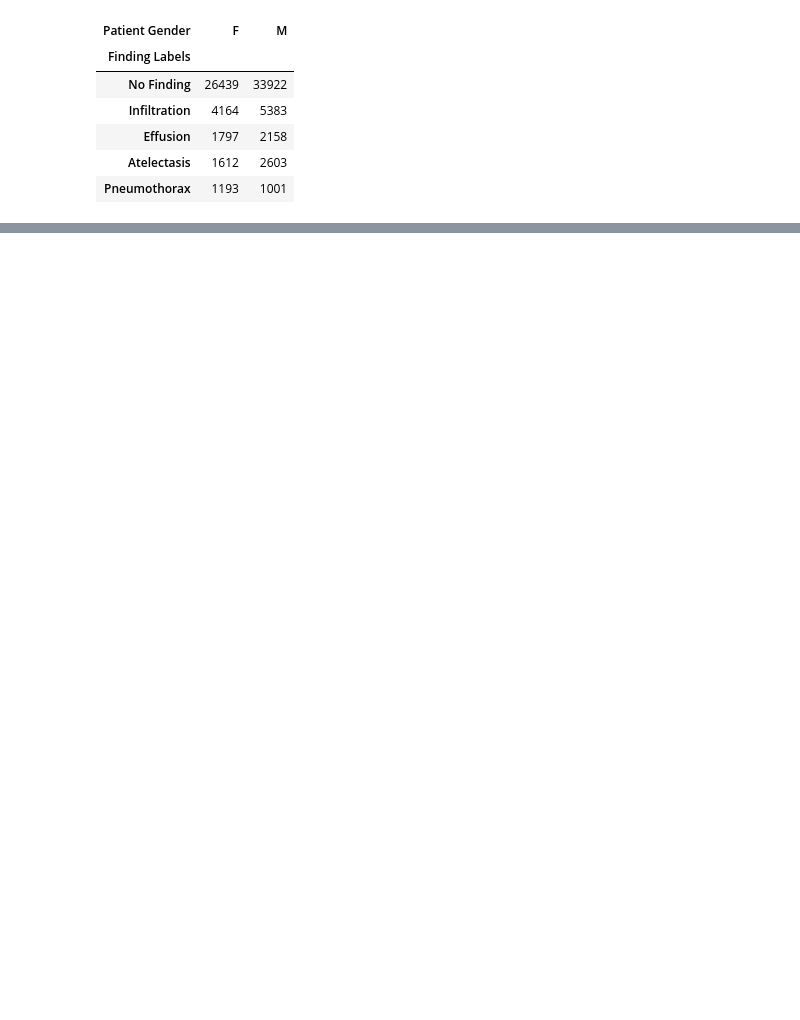
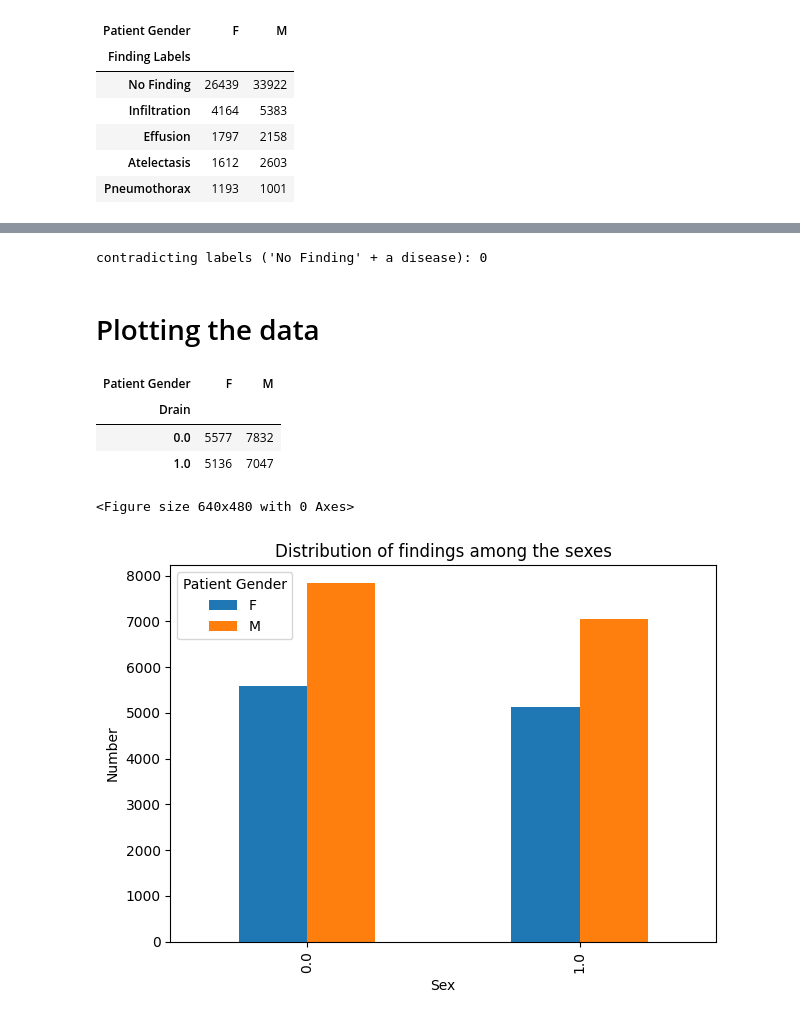
Before and after one commit to nikodice4/MedCLIP_shortcuts, a Jupyter notebook: notebooks/eda_pre.ipynb, the cells around one changed output, grey strips where cells are left out. Cells and saved outputs as stored; diff of their text form; code cells hidden in the pictures; blank space fills up the shorter version.

```diff
--- a/notebooks/eda_pre.ipynb
+++ b/notebooks/eda_pre.ipynb
@@ -171,0 +129,4 @@ KeyError: 'Drains'
+# %%
+df_drains_pos = pd.read_csv("../data/raw/ChestX-ray14/NIH-CX14_TubeAnnotations_NonExperts_aggregated.csv", index_col=0)
+df_drains_neg = pd.read_csv("../data/processed/ChestX-ray14/CXR14_Drains_Labels.csv", sep=";", index_col=0)
+df_processed = pd.read_csv("../data/processed/ChestX-ray14/processed_labels.csv", index_col=0)
@@ -171,0 +221,3 @@ KeyError: 'Drains'
+# %%
+df_drains_neg = df_drains_neg.drop(columns=["Unnamed: 11", "Unnamed: 0"])
+df_drains_neg
@@ -171,0 +354,2 @@ KeyError: 'Drains'
+# %%
+df_drains_neg = df_drains_neg[~(df_drains_neg["Patient Age"] > 100)]
@@ -171,0 +382,29 @@ KeyError: 'Drains'
+# %%
+contradictions = df_drains_neg[df_drains_neg["Finding Labels"].str.contains("No Finding") &
+                               df_drains_neg["Finding Labels"].str.contains("\|")]
+print(f"contradicting labels ('No Finding' + a disease): {len(contradictions)}")
+# %% [output]
+contradicting labels ('No Finding' + a disease): 0
+# %% [markdown]
+# Plotting the data
+# %%
+drains_pivot = (df_drains_neg.explode("Drain").pivot_table(index="Drain", columns="Patient Gender",
+                                   aggfunc="size", fill_value=0).sort_values(by=["F", "M"], ascending=False))
+drains_pivot
+# %% [output]
+| Patient Gender | F | M |
+| Drain |  |  |
+| 0.0 | 5577 | 7832 |
+| 1.0 | 5136 | 7047 |
+# %%
+plt.figure()
+
+drains_pivot.plot(kind="bar")
+plt.title("Distribution of findings among the sexes")
+plt.xlabel("Sex")
+plt.ylabel("Number")
+plt.tight_layout()
+plt.show()
+# %% [output]
+<Figure size 640x480 with 0 Axes>
+[figure, added]
```
Also changed, not shown: parts of 44 cells of this notebook.
